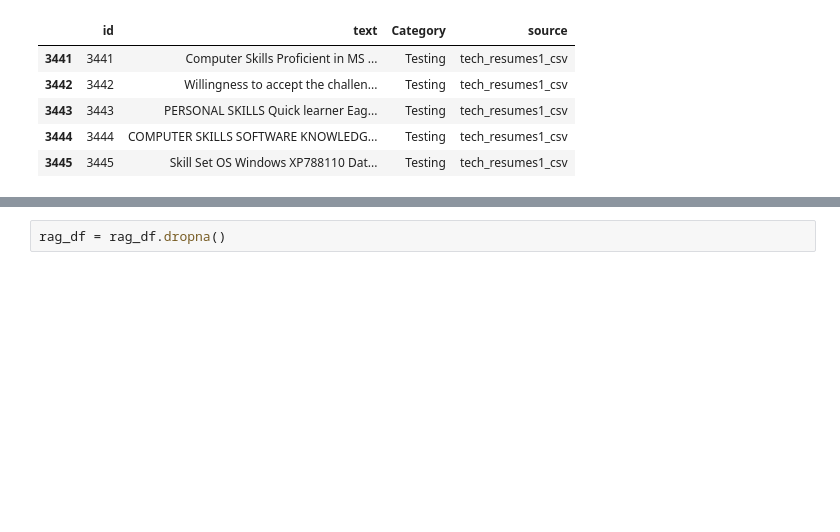
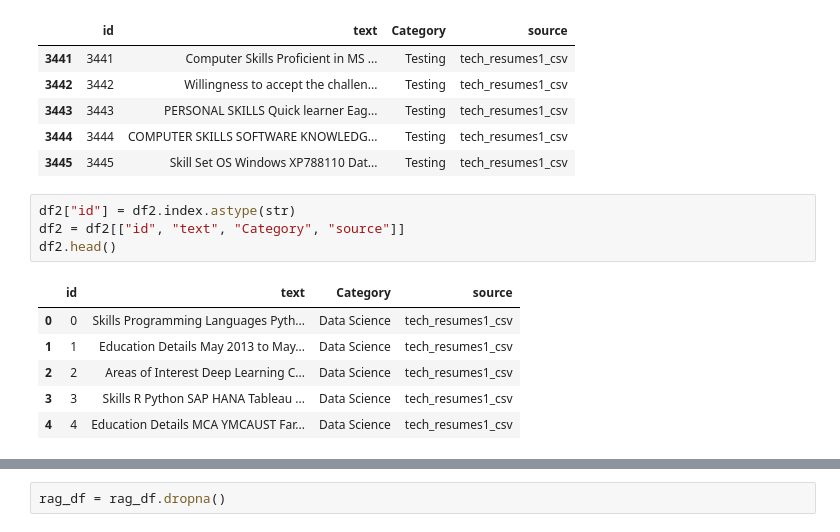
Before and after one commit to farahdimshawy/RecruitmentAgent, a Jupyter notebook: data/rag_corpus/rag_corpus.ipynb, the cells around one changed output, grey strips where cells are left out. Drawn from its saved outputs; the diff is of its cells as text; blank space fills up the shorter version.

```diff
--- a/data/rag_corpus/rag_corpus.ipynb
+++ b/data/rag_corpus/rag_corpus.ipynb
@@ -41,3 +41,14 @@ rag_df.tail()
 | 3443 | 3443 | PERSONAL SKILLS Quick learner Eag... | Testing | tech_resumes1_csv |
 | 3444 | 3444 | COMPUTER SKILLS SOFTWARE KNOWLEDG... | Testing | tech_resumes1_csv |
 | 3445 | 3445 | Skill Set OS Windows XP788110 Dat... | Testing | tech_resumes1_csv |
+# %%
+df2["id"] = df2.index.astype(str)
+df2 = df2[["id", "text", "Category", "source"]]
+df2.head()
+# %% [output]
+|  | id | text | Category | source |
+| 0 | 0 | Skills Programming Languages Pyth... | Data Science | tech_resumes1_csv |
+| 1 | 1 | Education Details May 2013 to May... | Data Science | tech_resumes1_csv |
+| 2 | 2 | Areas of Interest Deep Learning C... | Data Science | tech_resumes1_csv |
+| 3 | 3 | Skills R Python SAP HANA Tableau ... | Data Science | tech_resumes1_csv |
+| 4 | 4 | Education Details MCA YMCAUST Far... | Data Science | tech_resumes1_csv |
```
Also changed, not shown: parts of 6 cells of this notebook, 9 other files.
